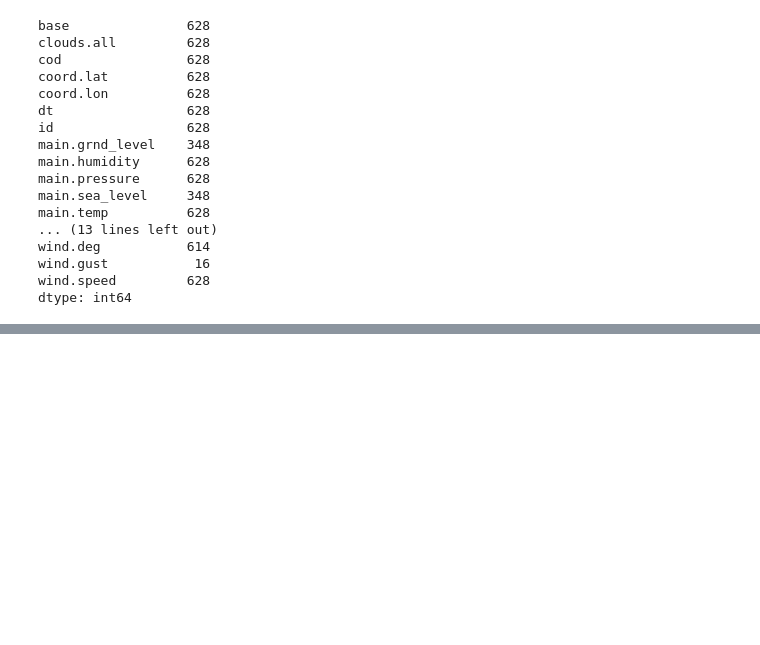
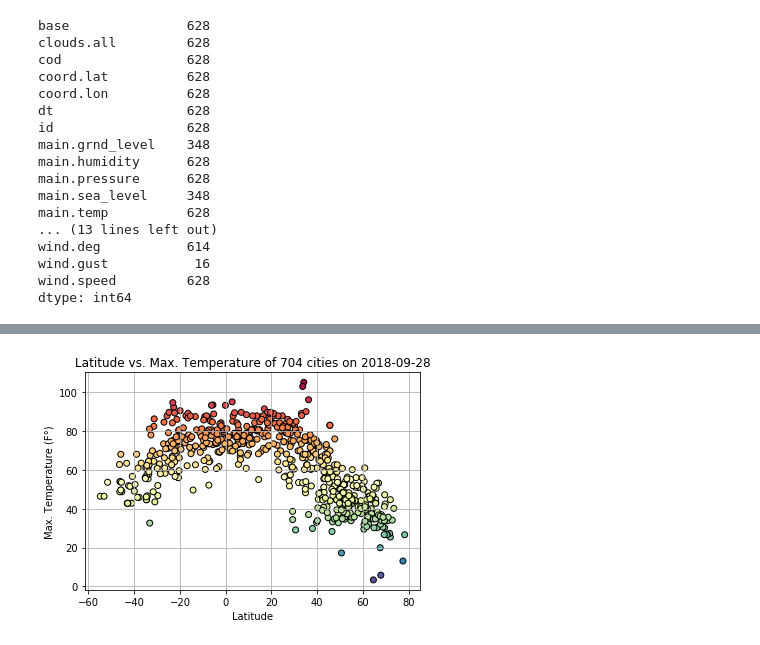
Before and after one commit to kychien/Weather_LatLng_Ana, a Jupyter notebook: Lat_Weather.ipynb, the cells around one changed output, grey strips where cells are left out. Cells and saved outputs as stored; diff of their text form; code cells hidden in the pictures; blank space fills up the shorter version.

```diff
--- a/Lat_Weather.ipynb
+++ b/Lat_Weather.ipynb
@@ -279,0 +318,4 @@ df_cleaned_weather.to_csv(savefile)
+# %%
+lvMaxT_plot = owmdf_plt(xlbl, "Max. Temperature", units, cmap)
+# %% [output]
+[figure, added]
```
Also changed, not shown: parts of 12 cells of this notebook, 7 other files.
